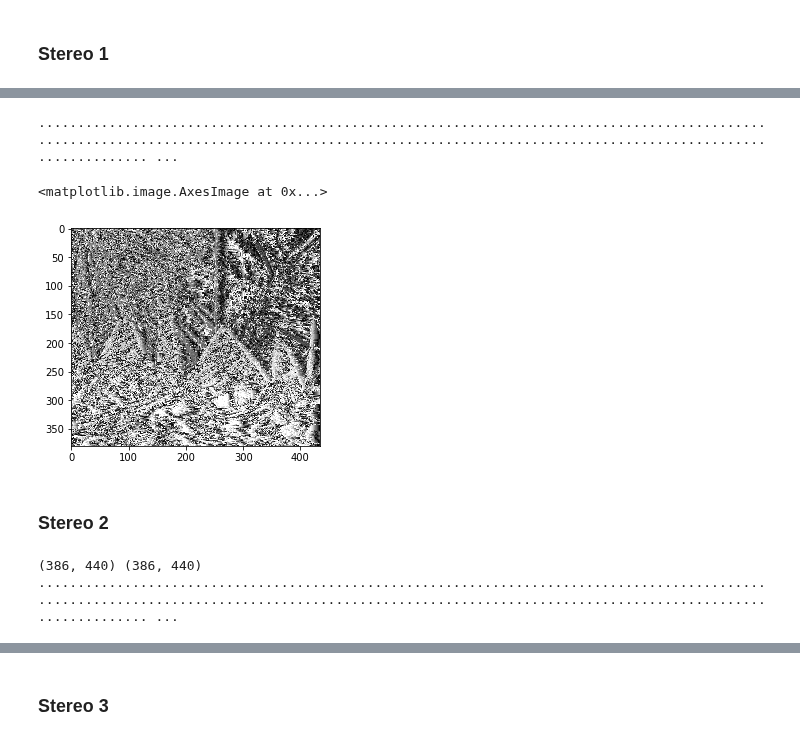
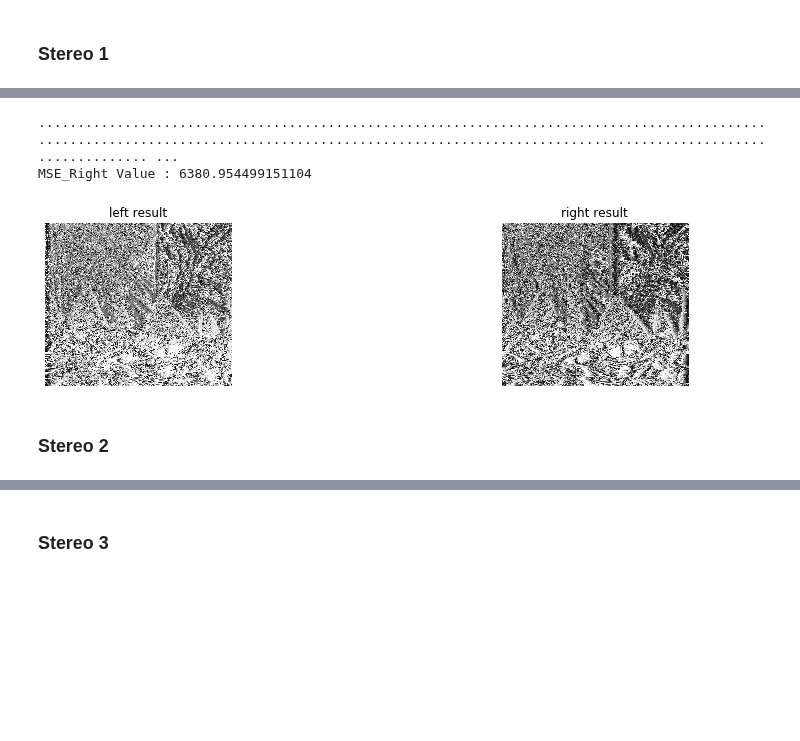
Before and after one commit to happyhyowon/assignment, a Jupyter notebook: vision/assignment4/stereo123.ipynb, the cells around one changed output, grey strips where cells are left out. Saved outputs shown, nothing was run; the diff lists cells and outputs as text; code cells hidden in the pictures; blank space fills up the shorter version.

```diff
--- a/vision/assignment4/stereo123.ipynb
+++ b/vision/assignment4/stereo123.ipynb
@@ -170,6 +174,6 @@ def stereo3(img1, img2, dispRange, windowSize, lamda):
 # %%
 # calculate mse
-def mse(leftDisp,rightDisp, leftGT, rightGT, occ):
+def mse(leftDisp,rightDisp, leftGT, rightGT):
     leftGroundTruthImg = leftGT.copy()
     rightGroundTruthImg = rightGT.copy()
 
@@ -190,6 +194,5 @@ def mse(leftDisp,rightDisp, leftGT, rightGT, occ):
     mseValueLeft = mseValueLeft/(rows*cols)
     mseValueRight = mseValueRight/(rows*cols)
 
-    print("Occ Value : "+ str(occ))
     print("MSE_Left Value : "+str(mseValueLeft))
     print("MSE_Right Value : "+str(mseValueRight))
@@ -225,21 +256,21 @@ plt.imshow(dispMap, cmap='gray')
-# %%
-dispRange = 15
-
-dispMap = stereo1(img2, img1, dispRange)
-# %% [output]
-........................................................................................................................................................................................................ ...
-# %%
-plt.imshow(dispMap, cmap='gray')
-# %% [output]
-<matplotlib.image.AxesImage at 0x...>
-[figure, removed]
+# %%
+dispRange = 15
+st1_left = stereo1(img2, img6, dispRange)
+st1_right = stereo1(img6, img2, dispRange)
+
+f, axes = plt.subplots(1, 2, figsize=(15, 3))
+axes[0].imshow(st1_left, cmap='gray')
+axes[0].axis('off')
+axes[0].set_title('left result')
+
+axes[1].imshow(st1_right, cmap='gray')
+axes[1].axis('off')
+axes[1].set_title('right result')
+
+mse(st1_left, st1_right, gt2, gt6)
+# %% [output]
+........................................................................................................................................................................................................ ...
+MSE_Right Value : 6380.954499151104
+[figure, added]
 # %% [markdown]
 ### Stereo 2
-# %%
-windowSize = 7
-dispRange = 30
-
-dispMap = stereo2(img1, img2, dispRange, windowSize)
-# %% [output]
-(386, 440) (386, 440)
-........................................................................................................................................................................................................ ...
```
Also changed, not shown: parts of 35 cells of this notebook.
